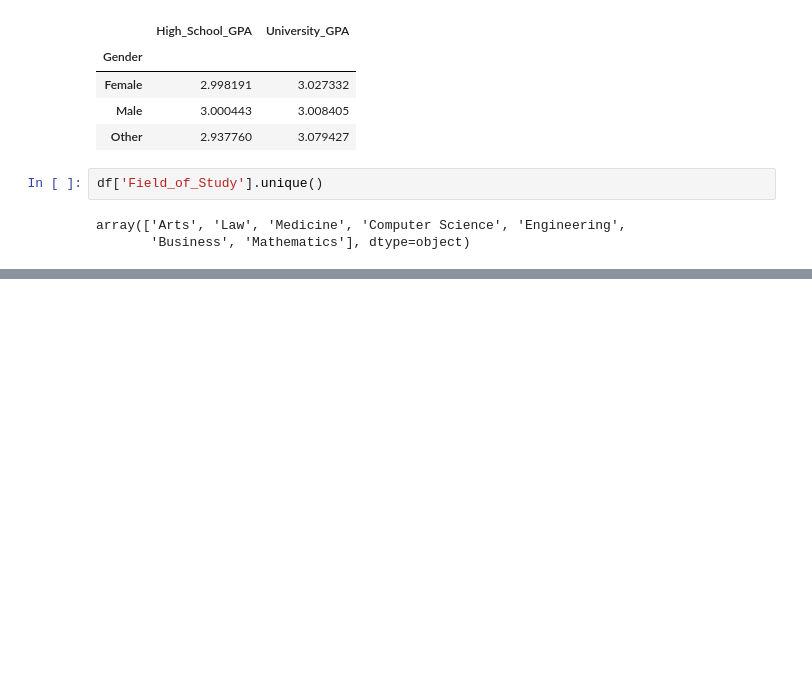
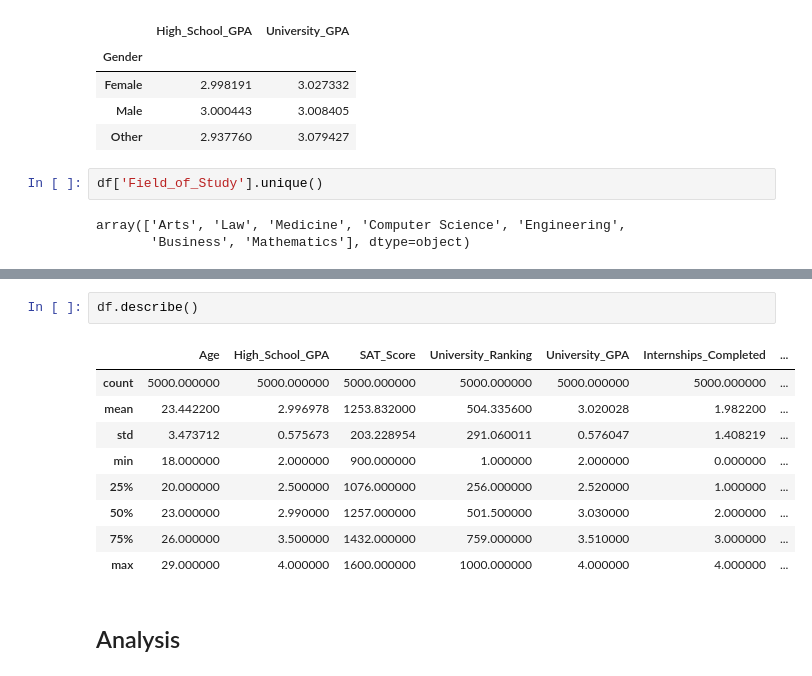
Before and after one commit to ReemaS03/SpotifyFeaturesVSPopularity, a Jupyter notebook: working.ipynb, the cells around one changed output, grey strips where cells are left out. Cells and saved outputs as stored; diff of their text form; blank space fills up the shorter version.

```diff
--- a/working.ipynb
+++ b/working.ipynb
@@ -155 +202,15 @@ array(['Arts', 'Law', 'Medicine', 'Computer Science', 'Engineering',
+# %%
+df.describe()
+# %% [output]
+|  | Age | High_School_GPA | SAT_Score | University_Ranking | University_GPA | Internships_Completed | ... |
+| count | 5000.000000 | 5000.000000 | 5000.000000 | 5000.000000 | 5000.000000 | 5000.000000 | ... |
+| mean | 23.442200 | 2.996978 | 1253.832000 | 504.335600 | 3.020028 | 1.982200 | ... |
+| std | 3.473712 | 0.575673 | 203.228954 | 291.060011 | 0.576047 | 1.408219 | ... |
+| min | 18.000000 | 2.000000 | 900.000000 | 1.000000 | 2.000000 | 0.000000 | ... |
+| 25% | 20.000000 | 2.500000 | 1076.000000 | 256.000000 | 2.520000 | 1.000000 | ... |
+| 50% | 23.000000 | 2.990000 | 1257.000000 | 501.500000 | 3.030000 | 2.000000 | ... |
+| 75% | 26.000000 | 3.500000 | 1432.000000 | 759.000000 | 3.510000 | 3.000000 | ... |
+| max | 29.000000 | 4.000000 | 1600.000000 | 1000.000000 | 4.000000 | 4.000000 | ... |
+# %% [markdown]
+## Analysis
 # %%
```
Also changed, not shown: parts of 6 cells of this notebook, 1 other file.
